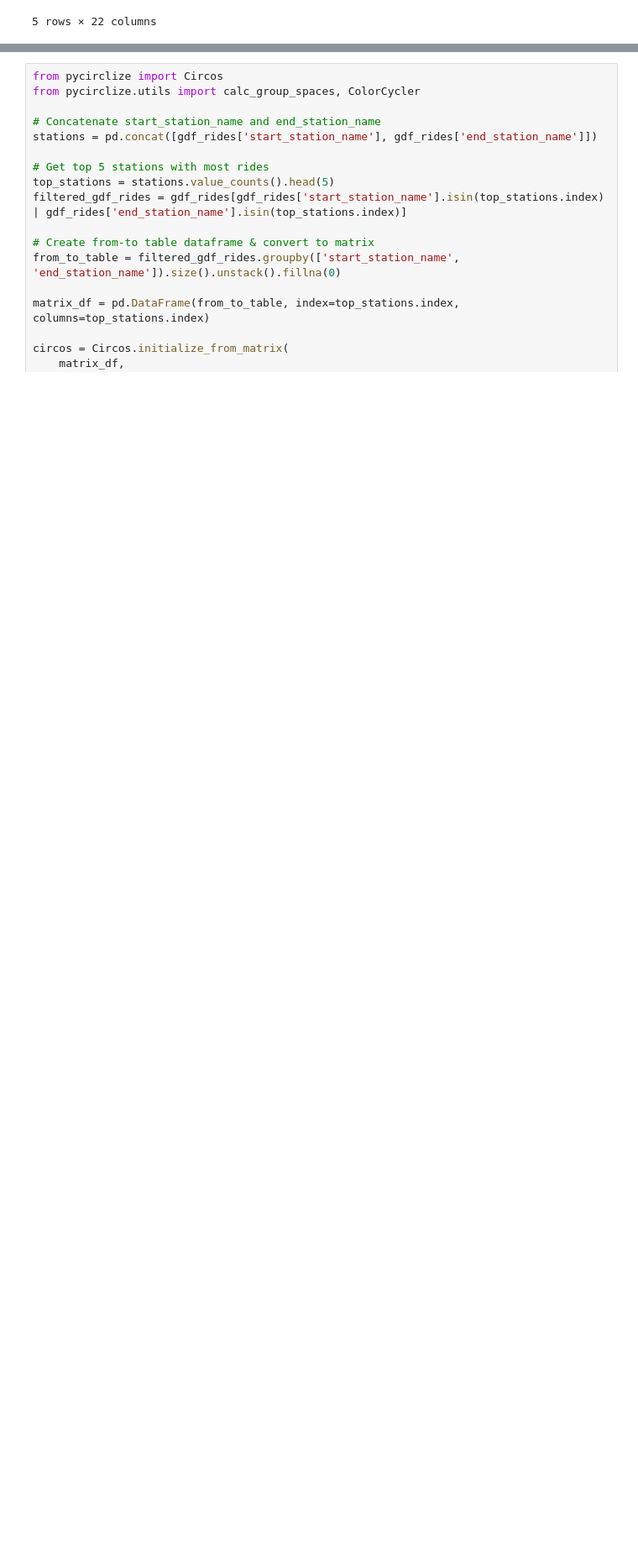
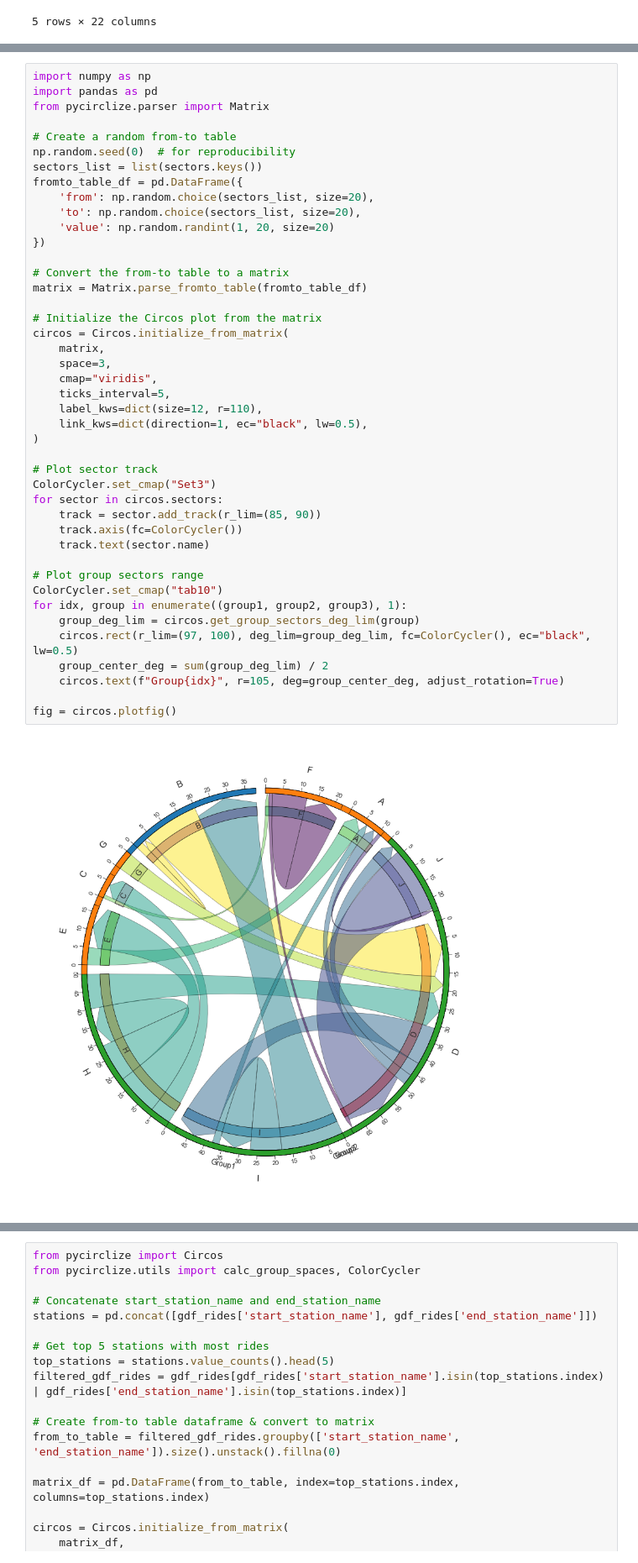
Before and after one commit to niclasclassen/oslo-city-bikes-network-flow-analysis, a Jupyter notebook: niclas.ipynb, the cells around one changed output, grey strips where cells are left out. Shown at 84% size. Drawn from its saved outputs; the diff is of its cells as text; blank space fills up the shorter version.

```diff
--- a/niclas.ipynb
+++ b/niclas.ipynb
@@ -139,3 +210,48 @@ gdf_rides.head(5)
+# %%
+import numpy as np
+import pandas as pd
+from pycirclize.parser import Matrix
+
+# Create a random from-to table
+np.random.seed(0)  # for reproducibility
+sectors_list = list(sectors.keys())
+fromto_table_df = pd.DataFrame({
+    'from': np.random.choice(sectors_list, size=20),
+    'to': np.random.choice(sectors_list, size=20),
+    'value': np.random.randint(1, 20, size=20)
+})
+
+# Convert the from-to table to a matrix
+matrix = Matrix.parse_fromto_table(fromto_table_df)
+
+# Initialize the Circos plot from the matrix
+circos = Circos.initialize_from_matrix(
+    matrix,
+    space=3,
+    cmap="viridis",
+    ticks_interval=5,
+    label_kws=dict(size=12, r=110),
+    link_kws=dict(direction=1, ec="black", lw=0.5),
+)
+
+# Plot sector track
+ColorCycler.set_cmap("Set3")
+for sector in circos.sectors:
+    track = sector.add_track(r_lim=(85, 90))
+    track.axis(fc=ColorCycler())
+    track.text(sector.name)
+
+# Plot group sectors range
+ColorCycler.set_cmap("tab10")
+for idx, group in enumerate((group1, group2, group3), 1):
+    group_deg_lim = circos.get_group_sectors_deg_lim(group)
+    circos.rect(r_lim=(97, 100), deg_lim=group_deg_lim, fc=ColorCycler(), ec="black", lw=0.5)
+    group_center_deg = sum(group_deg_lim) / 2
+    circos.text(f"Group{idx}", r=105, deg=group_center_deg, adjust_rotation=True)
+
+fig = circos.plotfig()
+# %% [output]
+[figure, added]
 # %%
 from pycirclize import Circos
 from pycirclize.utils import calc_group_spaces, ColorCycler
```
Also changed, not shown: parts of 6 cells of this notebook.
